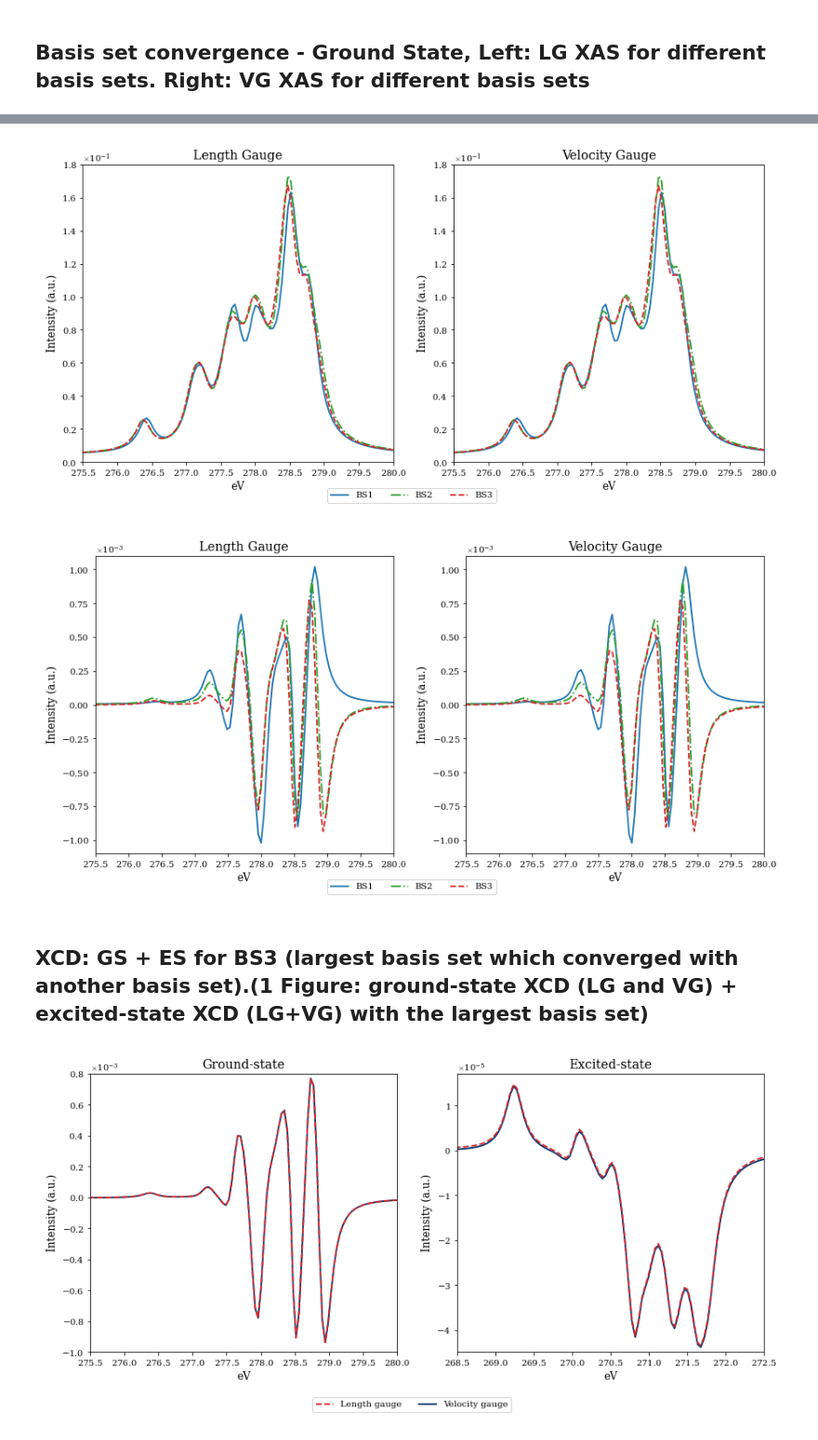
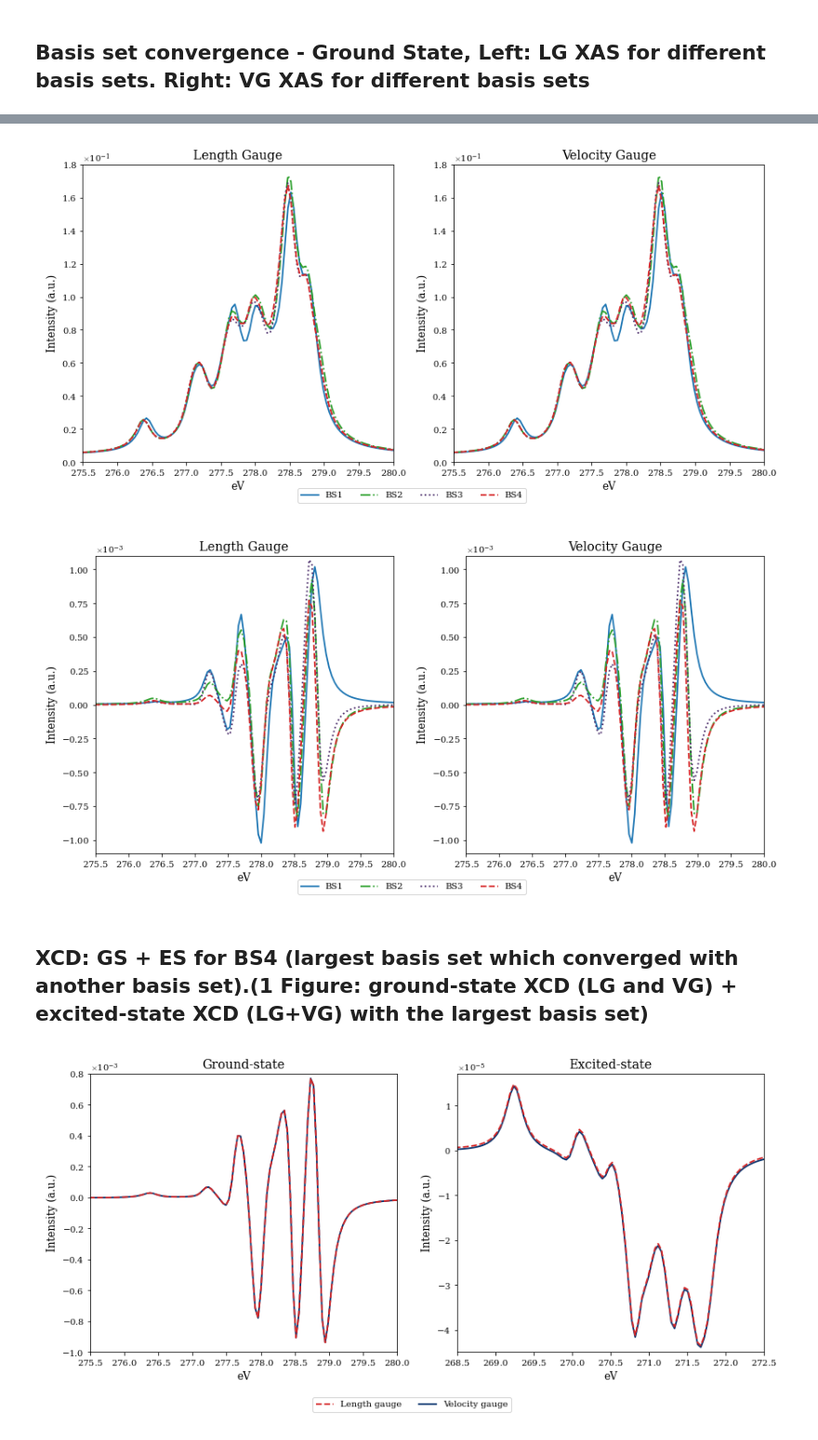
Before and after one commit to Spoksonat/article-xas-xncd, a Jupyter notebook: notebooks/plots.ipynb, the cells around one changed output, grey strips where cells are left out. Shown at 93% size. Drawn from its saved outputs; the diff is of its cells as text; code cells hidden in the pictures.

Commit message:
New basis set added and XC comparison updated

```diff
--- a/notebooks/plots.ipynb
+++ b/notebooks/plots.ipynb
@@ -1075,11 +1316,24 @@ E_gas_xcd_bs3_gs_vg = data_gas_bs3_gs_vg.av_CD_energy_eV
 xcd_bs3_gs_vg = data_gas_bs3_gs_vg.av_CD_spectrum
 E_gas_xas_bs3_gs_vg = data_gas_bs3_gs_vg.av_lin_energy_eV
 xas_bs3_gs_vg = data_gas_bs3_gs_vg.av_lin_spectrum
+
+data_gas_bs4_gs_lg = Spectrum(project=json_data["path_spectra_camb3lyp_gas_carbon_bs4_gs_lg"], color="black", label=r"GAS, BS4, LG", limits=pulse.crossings_E)
+E_gas_xcd_bs4_gs_lg = data_gas_bs4_gs_lg.av_CD_energy_eV
+xcd_bs4_gs_lg = data_gas_bs4_gs_lg.av_CD_spectrum
+E_gas_xas_bs4_gs_lg = data_gas_bs4_gs_lg.av_lin_energy_eV
+xas_bs4_gs_lg = data_gas_bs4_gs_lg.av_lin_spectrum
+
+data_gas_bs4_gs_vg = Spectrum(project=json_data["path_spectra_camb3lyp_gas_carbon_bs4_gs_vg"], color="black", label=r"GAS, BS4, VG", limits=pulse.crossings_E)
+E_gas_xcd_bs4_gs_vg = data_gas_bs4_gs_vg.av_CD_energy_eV
+xcd_bs4_gs_vg = data_gas_bs4_gs_vg.av_CD_spectrum
+E_gas_xas_bs4_gs_vg = data_gas_bs4_gs_vg.av_lin_energy_eV
+xas_bs4_gs_vg = data_gas_bs4_gs_vg.av_lin_spectrum
 # %%
 bs_styles = {
     "BS1": {"color": "#1f77b4", "linestyle": "-",  "linewidth": 1.8},
-    "BS3": {"color": "#d62728", "linestyle": "--", "linewidth": 1.8},
+    "BS4": {"color": "#d62728", "linestyle": "--", "linewidth": 1.8},
     "BS2": {"color": "#2ca02c", "linestyle": "-.", "linewidth": 1.8},
+    "BS3": {"color": "#4a2c6a", "linestyle": ":", "linewidth": 1.8},
 }
 
 fig, (ax1, ax2) = plt.subplots(1, 2, figsize=(12, 6))
@@ -1087,6 +1341,7 @@ fig, (ax1, ax2) = plt.subplots(1, 2, figsize=(12, 6))
 line_bs1, = ax1.plot(E_gas_xas_bs1_gs_lg, xas_bs1_gs_lg, label="BS1", **bs_styles["BS1"])
 line_bs2, = ax1.plot(E_gas_xas_bs2_gs_lg, xas_bs2_gs_lg, label="BS2", **bs_styles["BS2"])
 line_bs3, = ax1.plot(E_gas_xas_bs3_gs_lg, xas_bs3_gs_lg, label="BS3", **bs_styles["BS3"])
+line_bs4, = ax1.plot(E_gas_xas_bs4_gs_lg, xas_bs4_gs_lg, label="BS4", **bs_styles["BS4"])
 ax1.set_xlim(275.5, 280)
 ax1.set_xlabel("eV")
 ax1.set_ylabel("Intensity (a.u.)")
@@ -1098,6 +1353,7 @@ ax1.ticklabel_format(style="sci", axis="y", scilimits=(0, 0), useMathText=True)
 ax2.plot(E_gas_xas_bs1_gs_vg, xas_bs1_gs_vg, label="BS1", **bs_styles["BS1"])
 ax2.plot(E_gas_xas_bs2_gs_vg, xas_bs2_gs_vg, label="BS2", **bs_styles["BS2"])
 ax2.plot(E_gas_xas_bs3_gs_vg, xas_bs3_gs_vg, label="BS3", **bs_styles["BS3"])
+ax2.plot(E_gas_xas_bs4_gs_vg, xas_bs4_gs_vg, label="BS4", **bs_styles["BS4"])
 ax2.set_xlim(275.5, 280)
 ax2.set_xlabel("eV")
 ax2.set_ylabel("Intensity (a.u.)")
@@ -1106,26 +1362,27 @@ ax2.set_title("Velocity Gauge")
 ax2.ticklabel_format(style="plain", axis="x", useMathText=True)
 ax2.ticklabel_format(style="sci", axis="y", scilimits=(0, 0), useMathText=True)
 
-lines = [line_bs1, line_bs2, line_bs3]
+lines = [line_bs1, line_bs2, line_bs3, line_bs4]
 labels = [line.get_label() for line in lines]
 fig.legend(
     lines,
     labels,
     loc="lower center",
     bbox_to_anchor=(0.5, 0.02),
-    ncol=3,
+    ncol=4,
     frameon=True,
 )
 
 plt.tight_layout(rect=(0, 0.03, 1, 1))
 plt.show()
 # %% [output]
-[figure, old version]
+[figure, new version]
 # %%
 bs_styles = {
     "BS1": {"color": "#1f77b4", "linestyle": "-",  "linewidth": 1.8},
-    "BS3": {"color": "#d62728", "linestyle": "--", "linewidth": 1.8},
+    "BS4": {"color": "#d62728", "linestyle": "--", "linewidth": 1.8},
     "BS2": {"color": "#2ca02c", "linestyle": "-.", "linewidth": 1.8},
+    "BS3": {"color": "#4a2c6a", "linestyle": ":", "linewidth": 1.8},
 }
 
 fig, (ax1, ax2) = plt.subplots(1, 2, figsize=(12, 6))
@@ -1133,42 +1390,44 @@ fig, (ax1, ax2) = plt.subplots(1, 2, figsize=(12, 6))
 line_bs1, = ax1.plot(E_gas_xcd_bs1_gs_lg, xcd_bs1_gs_lg, label="BS1", **bs_styles["BS1"])
 line_bs2, = ax1.plot(E_gas_xcd_bs2_gs_lg, xcd_bs2_gs_lg, label="BS2", **bs_styles["BS2"])
 line_bs3, = ax1.plot(E_gas_xcd_bs3_gs_lg, xcd_bs3_gs_lg, label="BS3", **bs_styles["BS3"])
+line_bs4, = ax1.plot(E_gas_xcd_bs4_gs_lg, xcd_bs4_gs_lg, label="BS4", **bs_styles["BS4"])
 ax1.set_xlim(275.5, 280)
 ax1.set_xlabel("eV")
 ax1.set_ylabel("Intensity (a.u.)")
 ax1.set_ylim(-0.0011, 0.0011)
 ax1.set_title("Length Gauge")
 ax1.ticklabel_format(style="plain", axis="x", useMathText=True)
 ax1.ticklabel_format(style="sci", axis="y", scilimits=(0, 0), useMathText=True)
 
 ax2.plot(E_gas_xcd_bs1_gs_vg, xcd_bs1_gs_vg, label="BS1", **bs_styles["BS1"])
 ax2.plot(E_gas_xcd_bs2_gs_vg, xcd_bs2_gs_vg, label="BS2", **bs_styles["BS2"])
 ax2.plot(E_gas_xcd_bs3_gs_vg, xcd_bs3_gs_vg, label="BS3", **bs_styles["BS3"])
+ax2.plot(E_gas_xcd_bs4_gs_vg, xcd_bs4_gs_vg, label="BS4", **bs_styles["BS4"])
 ax2.set_xlim(275.5, 280)
 ax2.set_ylim(-0.0011, 0.0011)
 ax2.set_xlabel("eV")
 ax2.set_ylabel("Intensity (a.u.)")
 ax2.set_title("Velocity Gauge")
 ax2.ticklabel_format(style="plain", axis="x", useMathText=True)
 ax2.ticklabel_format(style="sci", axis="y", scilimits=(0, 0), useMathText=True)
 
-lines = [line_bs1, line_bs2, line_bs3]
+lines = [line_bs1, line_bs2, line_bs3, line_bs4]
 labels = [line.get_label() for line in lines]
 fig.legend(
     lines,
     labels,
     loc="lower center",
     bbox_to_anchor=(0.5, 0.02),
-    ncol=3,
+    ncol=4,
     frameon=True,
 )
 
 plt.tight_layout(rect=(0, 0.03, 1, 1))
 plt.show()
 # %% [output]
-[figure, old version]
+[figure, new version]
 # %% [markdown]
-## XCD: GS + ES for BS3 (largest basis set which converged with another basis set).(1 Figure: ground-state XCD (LG and VG) + excited-state XCD (LG+VG) with the largest basis set)
+## XCD: GS + ES for BS4 (largest basis set which converged with another basis set).(1 Figure: ground-state XCD (LG and VG) + excited-state XCD (LG+VG) with the largest basis set)
 # %%
 lg_style = {"color": "#d62728", "linestyle": "--", "linewidth": 1.8, "zorder": 2}
 vg_style = {"color": "#08306b", "linestyle": "-", "linewidth": 1.8, "zorder": 1}
```
Also changed, not shown: parts of 24 cells of this notebook, 1 other file.
